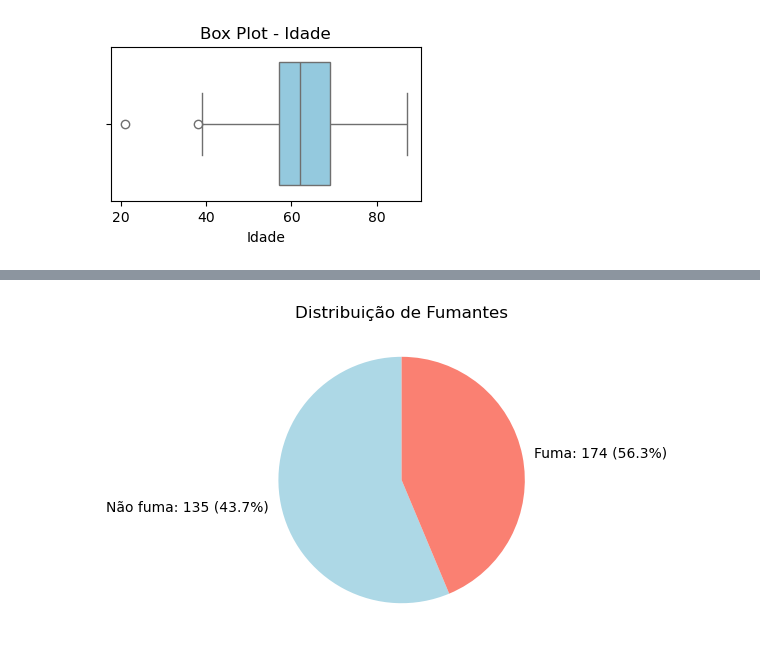
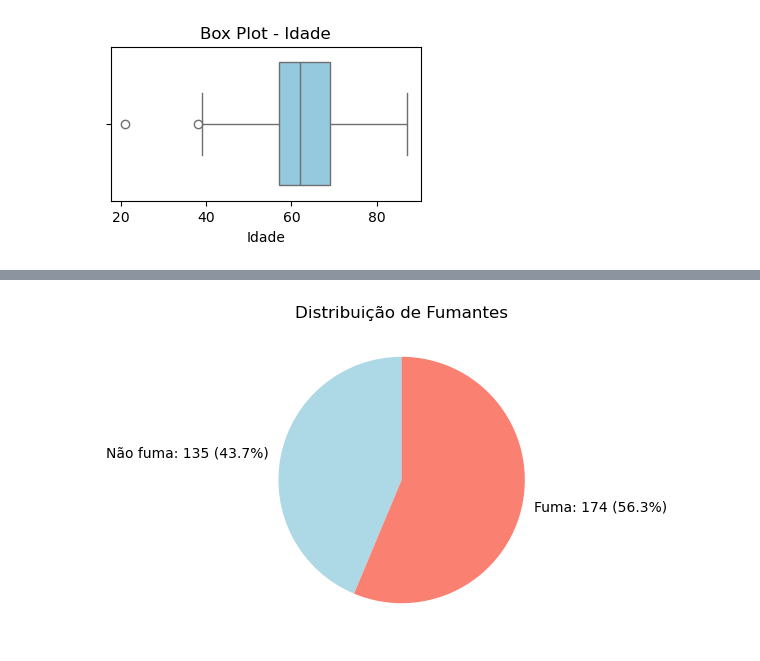
Before and after one commit to neocrz/lung_cancer_analysis, a Jupyter notebook: lung_cancer.ipynb, the cells around one changed output, grey strips where cells are left out. Drawn from its saved outputs; the diff is of its cells as text; code cells hidden in the pictures.

Commit message:
distributions index rearrange

```diff
--- a/lung_cancer.ipynb
+++ b/lung_cancer.ipynb
@@ -87,19 +62,24 @@ plt.show()
 # %%
-smoking_distribution = df['SMOKING'].value_counts()
+col_distribution = df['SMOKING'].value_counts()
+col_labels = ['Não fuma', 'Fuma']
 
-smoking_labels = ['Não fuma', 'Fuma']
+# Garantir que o índice '0' venha antes de '1'
+col_distribution = col_distribution.reindex([0, 1], fill_value=0)
 
-smoking_percentage = (smoking_distribution / smoking_distribution.sum()) * 100
+# Calculando a porcentagem
+col_percentage = (col_distribution / col_distribution.sum()) * 100
+
 
 custom_labels = [
-    f"{smoking_labels[i]}: {smoking_distribution[i]} ({smoking_percentage[i]:.1f}%)"
-    for i in range(len(smoking_distribution))
+    f"{col_labels[i]}: {col_distribution[i]} ({col_percentage[i]:.1f}%)"
+    for i in range(len(col_distribution))
 ]
 
+
 plt.figure(figsize=(4, 4))
-plt.pie(smoking_distribution, labels=custom_labels, startangle=90, colors=['lightblue', 'salmon'])
+plt.pie(col_distribution, labels=custom_labels, startangle=90, colors=['lightblue', 'salmon'])
 plt.title('Distribuição de Fumantes')
 
 plt.show()
 # %% [output]
-[figure, old version]
+[figure, new version]
```
Also changed, not shown: parts of 5 cells of this notebook.
